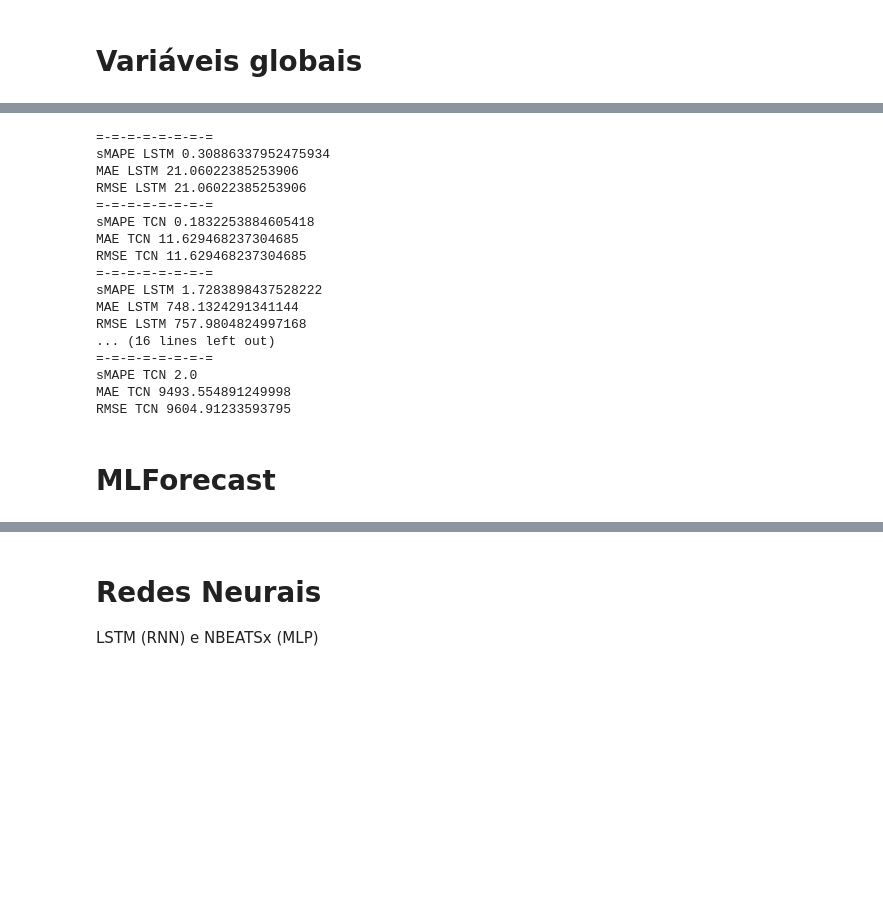
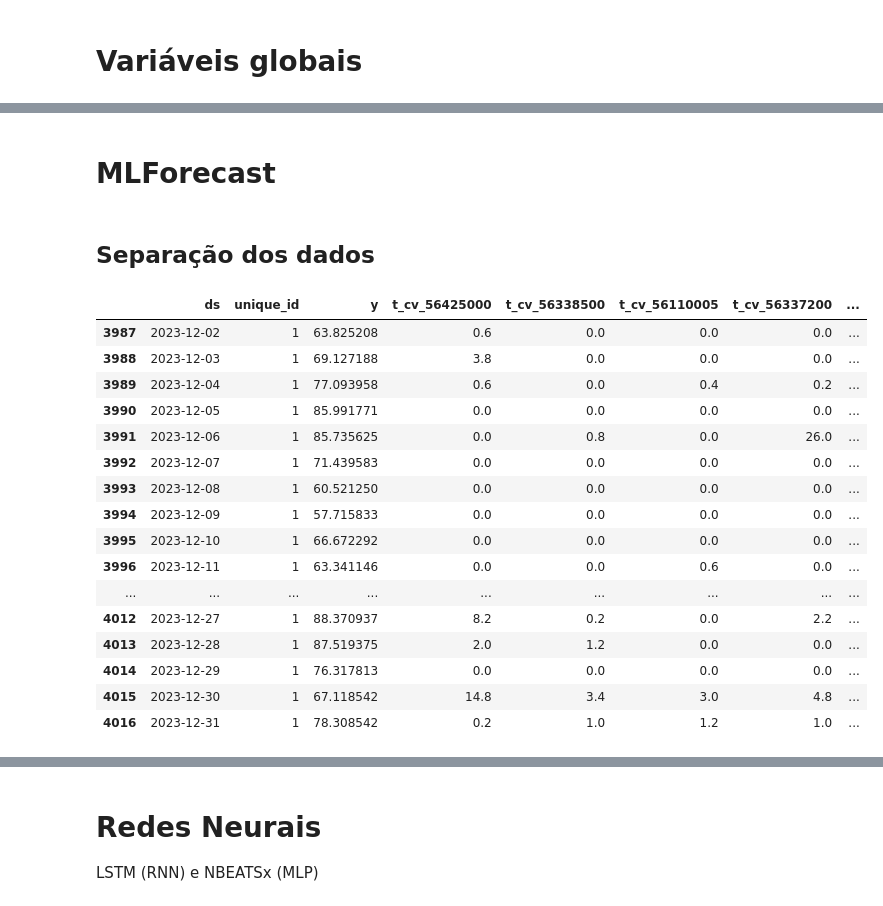
Before and after one commit to wasf84/pgmc-mestrado, a Jupyter notebook: dissertacao/bacia_rio_doce/alto_doce.ipynb, the cells around one changed output, grey strips where cells are left out. Drawn from its saved outputs; the diff is of its cells as text; code cells hidden in the pictures; blank space fills up the shorter version.

```diff
--- a/dissertacao/bacia_rio_doce/alto_doce.ipynb
+++ b/dissertacao/bacia_rio_doce/alto_doce.ipynb
@@ -424,13 +589,17 @@ def exportar_dict_json(v_dict, pasta, nome_arq)-> None:
 df = pd.read_excel('alto_rio_doce_final.xlsx', sheet_name=0, index_col=0, header=0, parse_dates=['Data'])
 # %%
 # Só reordenando a posição das colunas pra ficar mais fácil de ler e entender
-df = df[['c_vz_56425000', 't_cv_56425000', 't_cv_56338500', 't_cv_56338080', 't_cv_56110005', 't_cv_56337200', 't_cv_56337500', 't_vz_56338500', 't_vz_56110005', 't_vz_56337200', 't_vz_56337500']]
+df = df[['c_vz_56425000', 't_cv_56425000', 't_cv_56338500', 't_cv_56338080', 't_cv_56110005', 't_cv_56337200', 't_cv_56337500',
+        't_vz_56338500', 't_vz_56110005', 't_vz_56337200', 't_vz_56337500']]
 
 # Deixando o DataFrame no padrão que a lib MLForecast obriga
 df['unique_id'] = 1
 df = df.reset_index()
-df = df.rename(columns={'Data' : 'ds',
-                        'c_vz_56425000' : 'y'})
+df = df.rename(columns={
+        'Data' : 'ds',
+        'c_vz_56425000' : 'y'
+    }
+)
 
 df
 # %% [output]
@@ -766,3 +941,0 @@ df_valid
-# %%
-df_aux = df_aux.drop(index=df_valid.index)
-df_aux
@@ -971,34 +1022,43 @@ lst_result
 # %%
-for i in range(len(lst_result)):
+# for i in range(len(lst_result)):
 
-    print("=-=-=-=-=-=-=-=")
+#     print("=-=-=-=-=-=-=-=")
 
-    print("sMAPE LSTM", smape(lst_result[i]['y'].values, lst_result[i]['LSTM Vanilla'].values))
-    print("MAE LSTM", mae(lst_result[i]['y'].values, lst_result[i]['LSTM Vanilla'].values))
-    print("RMSE LSTM", rmse(lst_result[i]['y'].values, lst_result[i]['LSTM Vanilla'].values))
+#     print("sMAPE LSTM", smape(lst_result[i]['y'].values, lst_result[i]['LSTM Vanilla'].values))
+#     print("MAE LSTM", mae(lst_result[i]['y'].values, lst_result[i]['LSTM Vanilla'].values))
+#     print("RMSE LSTM", rmse(lst_result[i]['y'].values, lst_result[i]['LSTM Vanilla'].values))
 
-    print("=-=-=-=-=-=-=-=")
+#     print("=-=-=-=-=-=-=-=")
 
-    print("sMAPE TCN", smape(lst_result[i]['y'].values, lst_result[i]['TCN Vanilla'].values))
-    print("MAE TCN", mae(lst_result[i]['y'].values, lst_result[i]['TCN Vanilla'].values))
-    print("RMSE TCN", rmse(lst_result[i]['y'].values, lst_result[i]['TCN Vanilla'].values))
+#     print("sMAPE TCN", smape(lst_result[i]['y'].values, lst_result[i]['TCN Vanilla'].values))
+#     print("MAE TCN", mae(lst_result[i]['y'].values, lst_result[i]['TCN Vanilla'].values))
+#     print("RMSE TCN", rmse(lst_result[i]['y'].values, lst_result[i]['TCN Vanilla'].values))
-# %% [output]
-=-=-=-=-=-=-=-=
-sMAPE LSTM 0.30886337952475934
-MAE LSTM 21.06022385253906
-RMSE LSTM 21.06022385253906
-=-=-=-=-=-=-=-=
-sMAPE TCN 0.1832253884605418
-MAE TCN 11.629468237304685
-RMSE TCN 11.629468237304685
-=-=-=-=-=-=-=-=
-sMAPE LSTM 1.7283898437528222
-MAE LSTM 748.1324291341144
-RMSE LSTM 757.9804824997168
-... (16 lines left out)
-=-=-=-=-=-=-=-=
-sMAPE TCN 2.0
-MAE TCN 9493.554891249998
-RMSE TCN 9604.91233593795
 # %% [markdown]
 # MLForecast
+# %% [markdown]
+## Separação dos dados
+# %%
+# Criação de um conjunto de validação de apenas 30 registros (último mês de dados na base de dados)
+# Será com este conjunto que as previsões serão realizadas.
+# Nos conjuntos de treino/teste farei a otimização da pilha de modelos e gerarei os dados de input para o meta-regressor
+
+df_valid = df_aux.tail(30).copy()
+df_valid
+# %% [output]
+|  | ds | unique_id | y | t_cv_56425000 | t_cv_56338500 | t_cv_56110005 | t_cv_56337200 | ... |
+| 3987 | 2023-12-02 | 1 | 63.825208 | 0.6 | 0.0 | 0.0 | 0.0 | ... |
+| 3988 | 2023-12-03 | 1 | 69.127188 | 3.8 | 0.0 | 0.0 | 0.0 | ... |
+| 3989 | 2023-12-04 | 1 | 77.093958 | 0.6 | 0.0 | 0.4 | 0.2 | ... |
+| 3990 | 2023-12-05 | 1 | 85.991771 | 0.0 | 0.0 | 0.0 | 0.0 | ... |
+| 3991 | 2023-12-06 | 1 | 85.735625 | 0.0 | 0.8 | 0.0 | 26.0 | ... |
+| 3992 | 2023-12-07 | 1 | 71.439583 | 0.0 | 0.0 | 0.0 | 0.0 | ... |
+| 3993 | 2023-12-08 | 1 | 60.521250 | 0.0 | 0.0 | 0.0 | 0.0 | ... |
+| 3994 | 2023-12-09 | 1 | 57.715833 | 0.0 | 0.0 | 0.0 | 0.0 | ... |
+| 3995 | 2023-12-10 | 1 | 66.672292 | 0.0 | 0.0 | 0.0 | 0.0 | ... |
+| 3996 | 2023-12-11 | 1 | 63.341146 | 0.0 | 0.0 | 0.6 | 0.0 | ... |
+| ... | ... | ... | ... | ... | ... | ... | ... | ... |
+| 4012 | 2023-12-27 | 1 | 88.370937 | 8.2 | 0.2 | 0.0 | 2.2 | ... |
+| 4013 | 2023-12-28 | 1 | 87.519375 | 2.0 | 1.2 | 0.0 | 0.0 | ... |
+| 4014 | 2023-12-29 | 1 | 76.317813 | 0.0 | 0.0 | 0.0 | 0.0 | ... |
+| 4015 | 2023-12-30 | 1 | 67.118542 | 14.8 | 3.4 | 3.0 | 4.8 | ... |
+| 4016 | 2023-12-31 | 1 | 78.308542 | 0.2 | 1.0 | 1.2 | 1.0 | ... |
```
Also changed, not shown: parts of 75 cells of this notebook, 44 other files.
